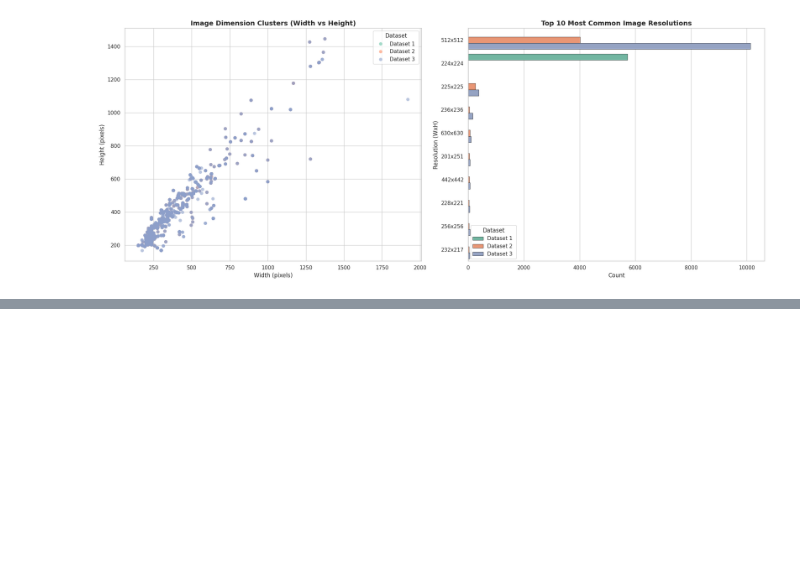
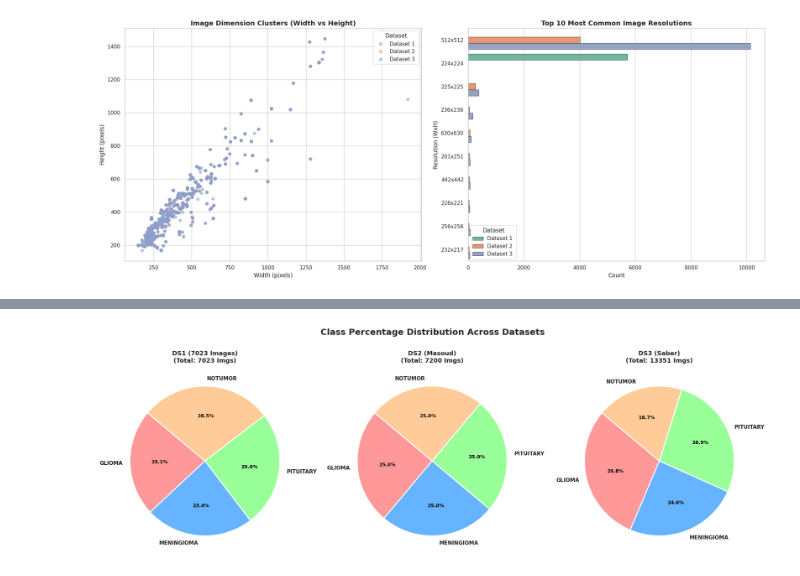
Before and after one commit to Zannatun-Nayem-Fahima/Deep-Learning-Project, a Jupyter notebook: BrainTumor.ipynb, the cells around one changed output, grey strips where cells are left out. Saved outputs shown, nothing was run; the diff lists cells and outputs as text; code cells hidden in the pictures; blank space fills up the shorter version.

```diff
--- a/BrainTumor.ipynb
+++ b/BrainTumor.ipynb
@@ -401,0 +676,81 @@ Scan complete! Analyzed 24663 total images.
+# %%
+import os
+import pandas as pd
+import matplotlib.pyplot as plt
+
+# ডাটাসেটগুলোর পাথ ডিকশনারি
+datasets_dict = {
+    "DS1 (7023 Images)": "/kaggle/input/datasets/mohamadabouali1/mri-brain-tumor-dataset-4-class-7023-images/BT-MRI Dataset/BT-MRI Dataset",
+    "DS2 (Masoud)": "/kaggle/input/datasets/masoudnickparvar/brain-tumor-mri-dataset",
+    "DS3 (Saber)": "/kaggle/input/datasets/sabersakin/brainmri"
+}
+
+# আমাদের টার্গেট ৪টি ক্লাস
+target_classes = ["glioma", "meningioma", "pituitary", "notumor"]
+
+# ডাটা সংগ্রহের ডিকশনারি (ডাটাসেট নাম -> {ক্লাস: সংখ্যা})
+ds_charts_data = {}
+
+# ডাটাসেট স্ক্যানিং এবং ডাটা গোছানো
+for ds_name, ds_path in datasets_dict.items():
+    if not os.path.exists(ds_path):
+        continue
+
+    class_counts = {cls.upper(): 0 for cls in target_classes}
+
+    for root, dirs, files in os.walk(ds_path):
+        folder_name = os.path.basename(root).lower().replace(" ", "").replace("_", "")
+
+        matched_class = None
+        for cls in target_classes:
+            if cls in folder_name or (cls == "notumor" and "no" in folder_name and "tumor" in folder_name):
+                matched_class = cls.upper()
+                break
+
+        if matched_class:
+            img_files = [f for f in files if f.lower().endswith(('.png', '.jpg', '.jpeg'))]
+            class_counts[matched_class] += len(img_files)
+
+    ds_charts_data[ds_name] = class_counts
+
+# --- পাইচার্ট প্লট করা ---
+# ৩টি ডাটাসেটের জন্য পাশাপাশি ৩টি সাবপ্লট (১টি সারি, ৩টি কলাম)
+fig, axes = plt.subplots(1, 3, figsize=(20, 7))
+fig.suptitle("Class Percentage Distribution Across Datasets", fontsize=18, weight='bold', y=1.02)
+
+# পাইচার্টের রঙের থিম (Pastel palette)
+colors = ['#ff9999','#66b3ff','#99ff99','#ffcc99']
+
+# লুপ চালিয়ে প্রতিটি ডাটাসেটের পাইচার্ট তৈরি
+for idx, (ds_name, counts_dict) in enumerate(ds_charts_data.items()):
+    ax = axes[idx]
+
+    # জিরো কাউন্টের ক্লাস থাকলে বাদ দেওয়ার জন্য ফিল্টারিং
+    labels = [cls for cls, count in counts_dict.items() if count > 0]
+    sizes = [count for cls, count in counts_dict.items() if count > 0]
+
+    # পাইচার্ট ড্র করা
+    wedges, texts, autotexts = ax.pie(
+        sizes,
+        labels=labels,
+        autopct='%1.1f%%',
+        startangle=140,
+        colors=colors[:len(sizes)],
+        wedgeprops={'edgecolor': 'white', 'linewidth': 2, 'antialiased': True}
+    )
+
+    # টেক্সট স্টাইল পরিবর্তন (ফন্ট সাইজ এবং ওয়েট)
+    for text in texts:
+        text.set_fontsize(11)
+        text.set_weight('semibold')
+    for autotext in autotexts:
+        autotext.set_fontsize(10)
+        autotext.set_color('black')
+        autotext.set_weight('bold')
+
+    ax.set_title(f"{ds_name}\n(Total: {sum(sizes)} Imgs)", fontsize=13, weight='bold', pad=10)
+
+plt.tight_layout()
+plt.show()
+# %% [output]
+[figure, added]
```
Also changed, not shown: parts of 8 cells of this notebook.
